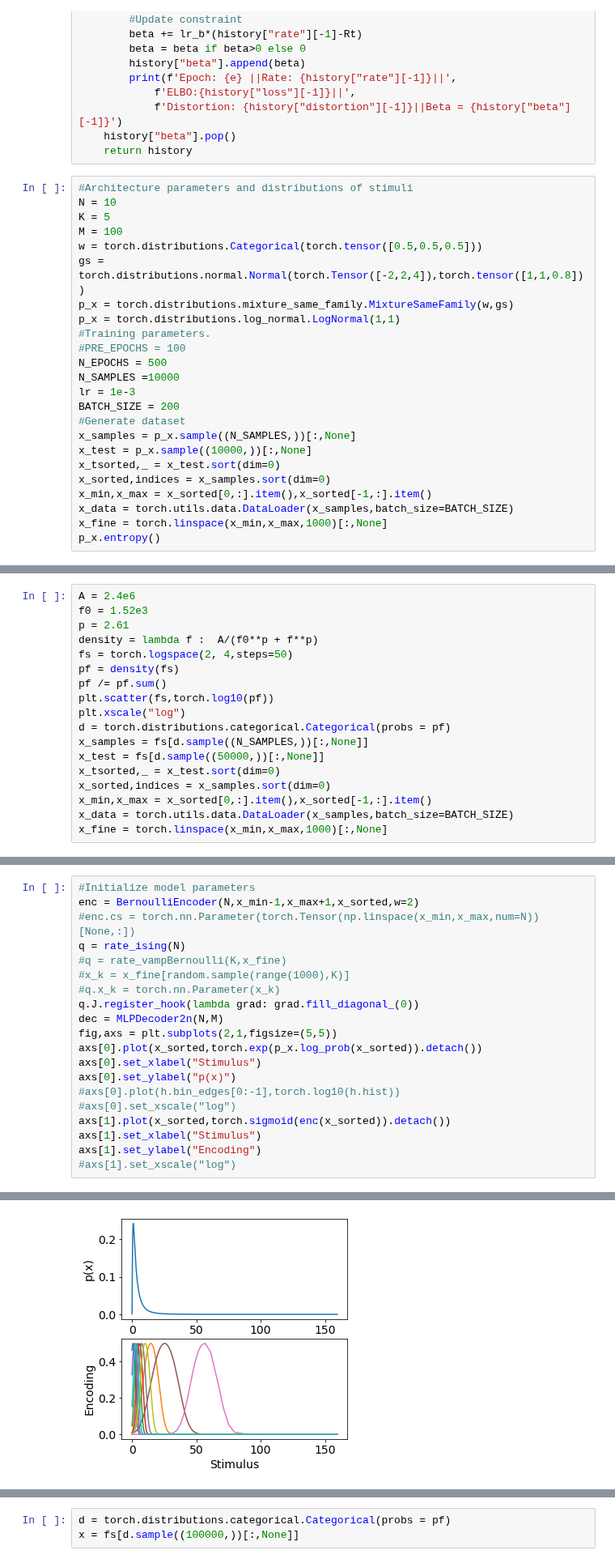
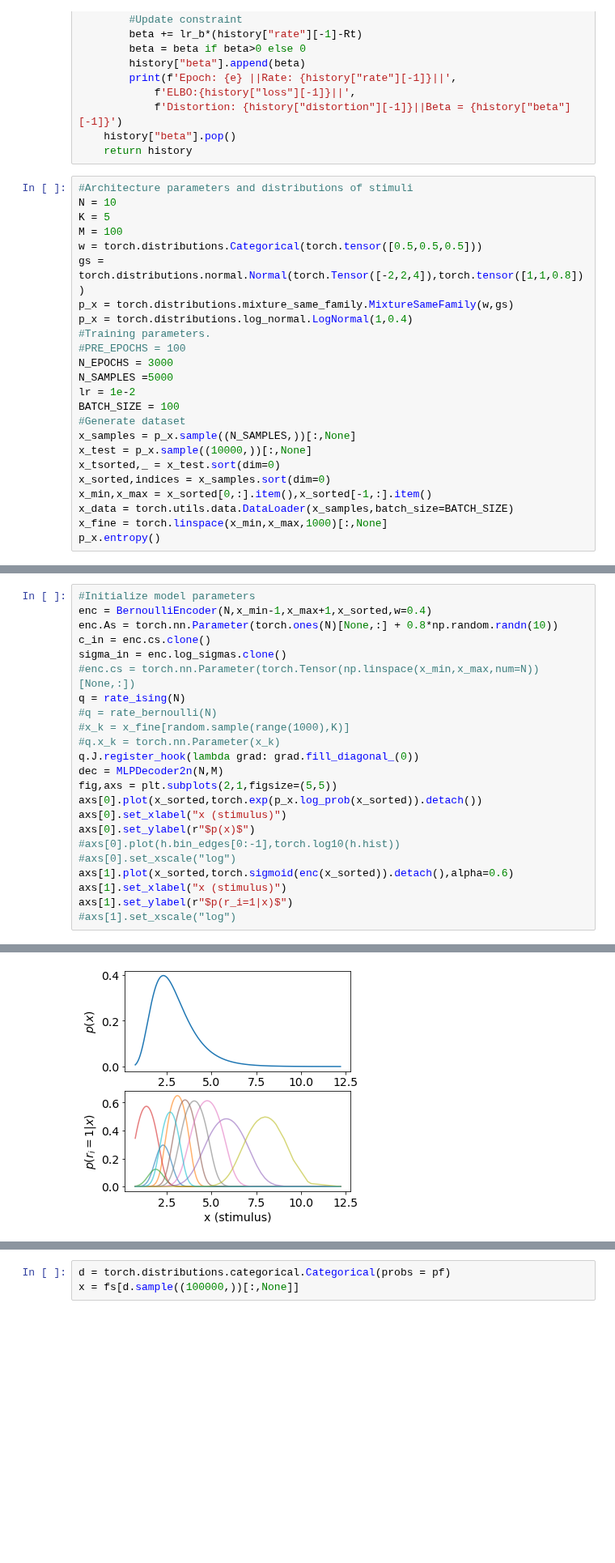
Before and after one commit to simonebmalerba/neural_VAE, a Jupyter notebook: beta_ising.ipynb, the cells around one changed output, grey strips where cells are left out. Shown at 81% size. Drawn from its saved outputs; the diff is of its cells as text; blank space fills up the shorter version.

```diff
--- a/beta_ising.ipynb
+++ b/beta_ising.ipynb
@@ -53,13 +60,13 @@ M = 100
 w = torch.distributions.Categorical(torch.tensor([0.5,0.5,0.5]))
 gs = torch.distributions.normal.Normal(torch.Tensor([-2,2,4]),torch.tensor([1,1,0.8]))
 p_x = torch.distributions.mixture_same_family.MixtureSameFamily(w,gs)
-p_x = torch.distributions.log_normal.LogNormal(1,1)
+p_x = torch.distributions.log_normal.LogNormal(1,0.4)
 #Training parameters.
 #PRE_EPOCHS = 100
-N_EPOCHS = 500
-N_SAMPLES =10000
-lr = 1e-3
-BATCH_SIZE = 200
+N_EPOCHS = 3000
+N_SAMPLES =5000
+lr = 1e-2
+BATCH_SIZE = 100
 #Generate dataset
 x_samples = p_x.sample((N_SAMPLES,))[:,None]
 x_test = p_x.sample((10000,))[:,None]
@@ -74,18 +80,0 @@ tensor(2.4189)
-# %%
-A = 2.4e6
-f0 = 1.52e3
-p = 2.61
-density = lambda f :  A/(f0**p + f**p)
-fs = torch.logspace(2, 4,steps=50)
-pf = density(fs)
-pf /= pf.sum()
-plt.scatter(fs,torch.log10(pf))
-plt.xscale("log")
-d = torch.distributions.categorical.Categorical(probs = pf)
-x_samples = fs[d.sample((N_SAMPLES,))[:,None]]
-x_test = fs[d.sample((50000,))[:,None]]
-x_tsorted,_ = x_test.sort(dim=0)
-x_sorted,indices = x_samples.sort(dim=0)
-x_min,x_max = x_sorted[0,:].item(),x_sorted[-1,:].item()
-x_data = torch.utils.data.DataLoader(x_samples,batch_size=BATCH_SIZE)
-x_fine = torch.linspace(x_min,x_max,1000)[:,None]
@@ -94,21 +81,24 @@ x_fine = torch.linspace(x_min,x_max,1000)[:,None]
 # %%
 #Initialize model parameters
-enc = BernoulliEncoder(N,x_min-1,x_max+1,x_sorted,w=2)
+enc = BernoulliEncoder(N,x_min-1,x_max+1,x_sorted,w=0.4)
+enc.As = torch.nn.Parameter(torch.ones(N)[None,:] + 0.8*np.random.randn(10))
+c_in = enc.cs.clone()
+sigma_in = enc.log_sigmas.clone()
 #enc.cs = torch.nn.Parameter(torch.Tensor(np.linspace(x_min,x_max,num=N))[None,:])
 q = rate_ising(N)
-#q = rate_vampBernoulli(K,x_fine)
+#q = rate_bernoulli(N)
 #x_k = x_fine[random.sample(range(1000),K)]
 #q.x_k = torch.nn.Parameter(x_k)
 q.J.register_hook(lambda grad: grad.fill_diagonal_(0))
 dec = MLPDecoder2n(N,M)
 fig,axs = plt.subplots(2,1,figsize=(5,5))
 axs[0].plot(x_sorted,torch.exp(p_x.log_prob(x_sorted)).detach())
-axs[0].set_xlabel("Stimulus")
-axs[0].set_ylabel("p(x)")
+axs[0].set_xlabel("x (stimulus)")
+axs[0].set_ylabel(r"$p(x)$")
 #axs[0].plot(h.bin_edges[0:-1],torch.log10(h.hist))
 #axs[0].set_xscale("log")
-axs[1].plot(x_sorted,torch.sigmoid(enc(x_sorted)).detach())
-axs[1].set_xlabel("Stimulus")
-axs[1].set_ylabel("Encoding")
+axs[1].plot(x_sorted,torch.sigmoid(enc(x_sorted)).detach(),alpha=0.6)
+axs[1].set_xlabel("x (stimulus)")
+axs[1].set_ylabel(r"$p(r_i=1|x)$")
 #axs[1].set_xscale("log")
 # %% [output]
@@ -116 +106 @@ Text(0, 0.5, 'Encoding')
-[figure, old version]
+[figure, new version]
```
Also changed, not shown: parts of 27 cells of this notebook, 4 other files.
